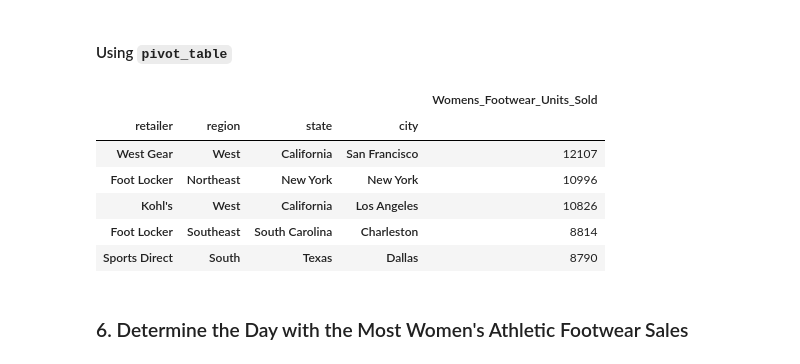
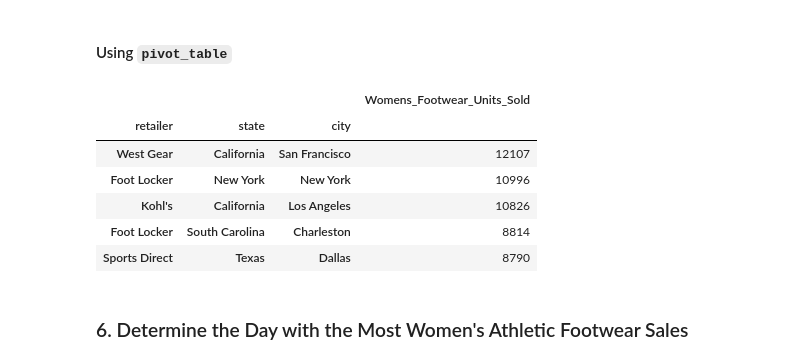
Before and after one commit to tamfree/athletic_sales_analysis, a Jupyter notebook: athletic_sales_analysis.ipynb, the cells around one changed output. Drawn from its saved outputs; the diff is of its cells as text; code cells hidden in the pictures.

```diff
--- a/athletic_sales_analysis.ipynb
+++ b/athletic_sales_analysis.ipynb
@@ -345,7 +345,13 @@ tot_sales2_sorted_df_p4.head(5)
 | Foot Locker | Southeast | South Carolina | Charleston | 24822280 |
 # %% [markdown]
 ### 5. Determine which Retailer Sold the Most Women's Athletic Footwear
+# %%
+#Additional Column Name Constants
+PRODUCT_COL = "product"
+WOMENS_FOOTWEAR_UNITS_SOLD_COL = "Womens_Footwear_Units_Sold"
 # %%
 # Filter the sales data to get the women's athletic footwear sales data.
+womens_footwear_sales_df = sales_2020_21_df[sales_2020_21_df[PRODUCT_COL] == "Women's Athletic Footwear"]
+womens_footwear_sales_df
 # %% [output]
 |  | retailer | retailer_id | invoice_date | region | state | city | product | price_per_unit | units_sold | ... |
@@ -381,20 +391,22 @@ tot_sales2_sorted_df_p4.head(5)
 #### Using `pivot_table`
 # %%
 # Show the total number of women's athletic footwear sold for each retailer, region, state, and city.
-
+womens_footwear_sales_df3 = pd.pivot_table(womens_footwear_sales_df, index=[RETAILER_COL, STATE_COL, CITY_COL], values=UNITS_SOLD_COL, aggfunc= "sum" )
+womens_footwear_sales_df3 = womens_footwear_sales_df3.sort_values(by=UNITS_SOLD_COL, ascending=False)
 
 # Rename the "units_sold" column to "Womens_Footwear_Units_Sold"
-
+womens_footwear_sales_df3 = womens_footwear_sales_df3.rename(columns={UNITS_SOLD_COL: WOMENS_FOOTWEAR_UNITS_SOLD_COL})
 
 # Show the top 5 results.
+womens_footwear_sales_df3.head(5)
 # %% [output]
-|  |  |  |  | Womens_Footwear_Units_Sold |
-| retailer | region | state | city |  |
-| West Gear | West | California | San Francisco | 12107 |
-| Foot Locker | Northeast | New York | New York | 10996 |
-| Kohl's | West | California | Los Angeles | 10826 |
-| Foot Locker | Southeast | South Carolina | Charleston | 8814 |
-| Sports Direct | South | Texas | Dallas | 8790 |
+|  |  |  | Womens_Footwear_Units_Sold |
+| retailer | state | city |  |
+| West Gear | California | San Francisco | 12107 |
+| Foot Locker | New York | New York | 10996 |
+| Kohl's | California | Los Angeles | 10826 |
+| Foot Locker | South Carolina | Charleston | 8814 |
+| Sports Direct | Texas | Dallas | 8790 |
 # %% [markdown]
 ### 6. Determine the Day with the Most Women's Athletic Footwear Sales
 # %%
```
Also changed, not shown: parts of 2 cells of this notebook.
